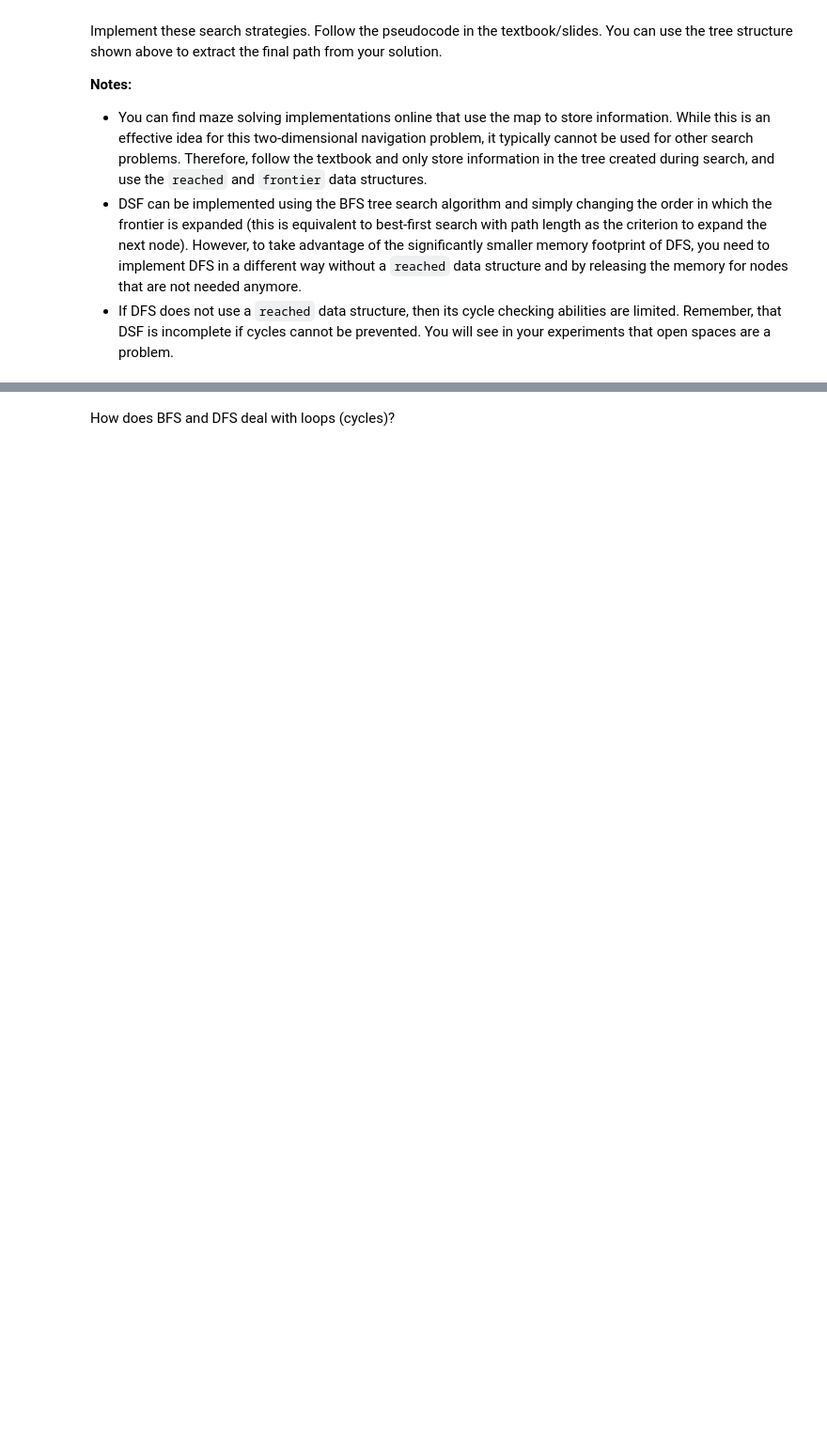
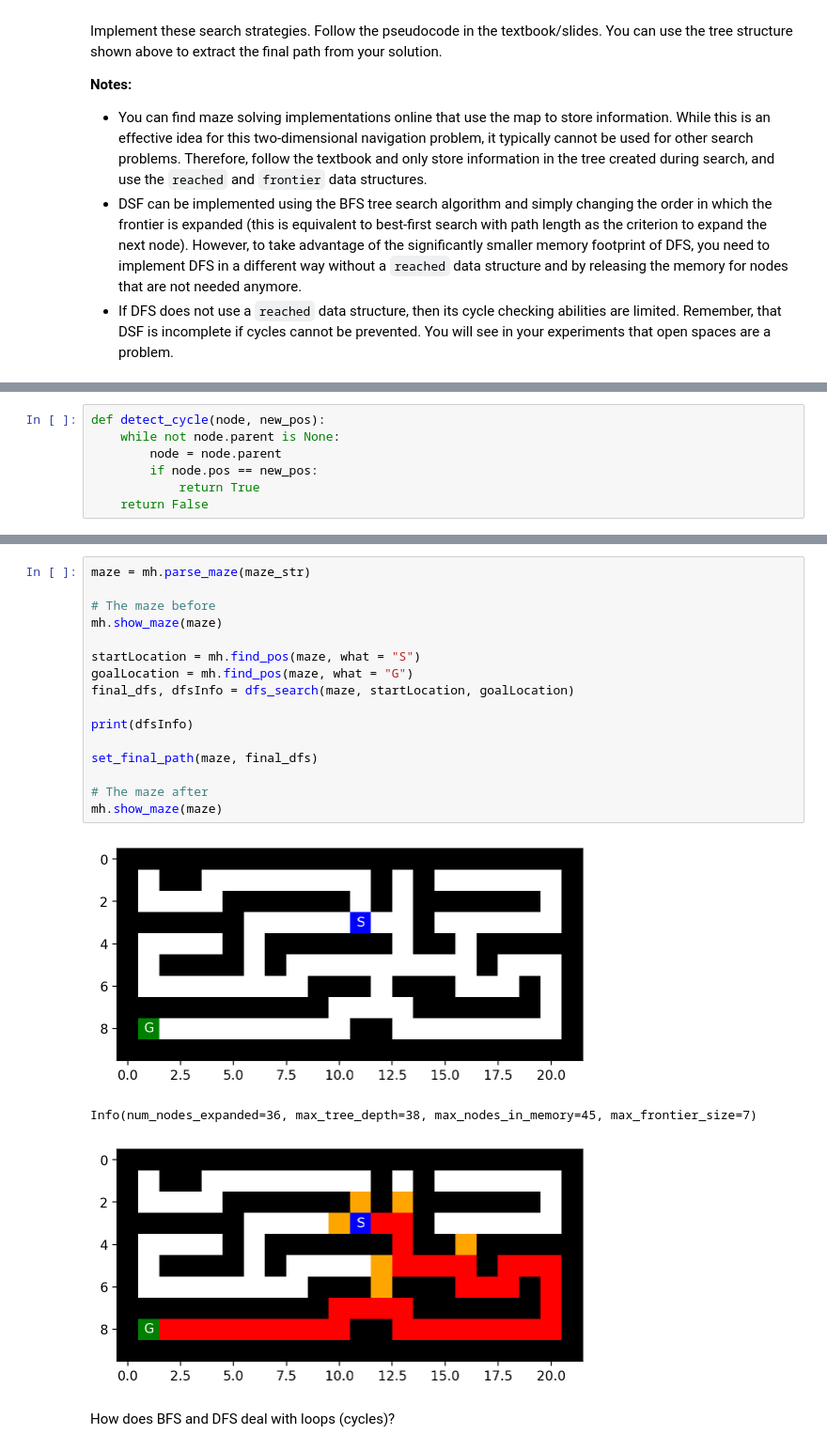
Before and after one commit to blake-gebhardt/CS7320-AI, a Jupyter notebook: Search/Maze.ipynb, the cells around one changed output, grey strips where cells are left out. Shown at 94% size. Drawn from its saved outputs; the diff is of its cells as text; blank space fills up the shorter version.

```diff
--- a/Search/Maze.ipynb
+++ b/Search/Maze.ipynb
@@ -469,0 +308,7 @@ No solution found.
+# %%
+def detect_cycle(node, new_pos):
+    while not node.parent is None:
+        node = node.parent
+        if node.pos == new_pos:
+            return True
+    return False
@@ -470,2 +477,22 @@ No solution found.
+# %%
+maze = mh.parse_maze(maze_str)
+
+# The maze before
+mh.show_maze(maze)
+
+startLocation = mh.find_pos(maze, what = "S")
+goalLocation = mh.find_pos(maze, what = "G")
+final_dfs, dfsInfo = dfs_search(maze, startLocation, goalLocation)
+
+print(dfsInfo)
+
+set_final_path(maze, final_dfs)
+
+# The maze after
+mh.show_maze(maze)
+# %% [output]
+[figure, added]
+Info(num_nodes_expanded=36, max_tree_depth=38, max_nodes_in_memory=45, max_frontier_size=7)
+[figure, added]
 # %% [markdown]
 How does BFS and DFS deal with loops (cycles)?
```
Also changed, not shown: parts of 45 cells of this notebook, 1 other file.
